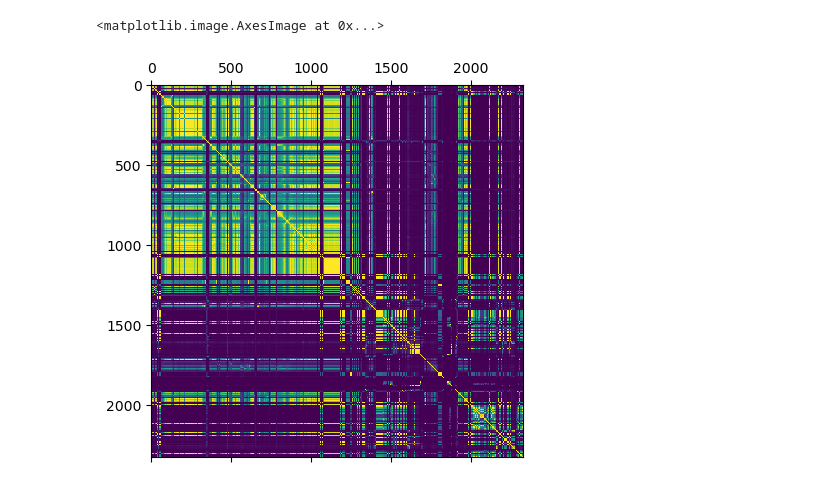
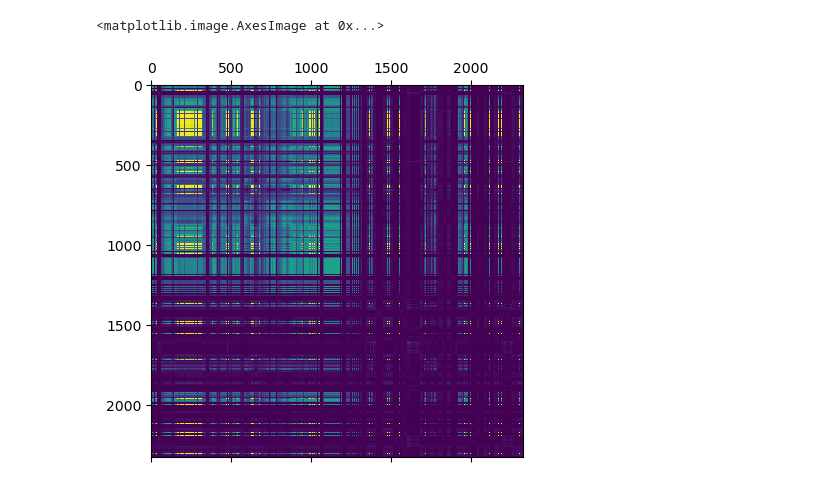
Before and after one commit to pku-liang/p2sim, a Jupyter notebook: analysis2.ipynb, the cells around one changed output. Drawn from its saved outputs; the diff is of its cells as text; code cells hidden in the pictures.

```diff
--- a/analysis2.ipynb
+++ b/analysis2.ipynb
@@ -5,19 +5,19 @@ from profdata import load_profdata
 import matplotlib.pyplot as plt
 from tqdm.auto import tqdm
 # %%
-@numba.jit(nopython=True, boundscheck=False, parallel=True)
+@numba.jit(nopython=True, boundscheck=False)
 def sim_matrix_impl(act_hash, res):
     N, K = act_hash.shape
     for i in range(N):
         for j in range(N):
-            interp = np.bitwise_count(np.bitwise_and(act_hash[i], act_hash[j])).sum()
-            un = np.bitwise_count(np.bitwise_or(act_hash[i], act_hash[j])).sum()
-            res[i, j] = interp / (un + 1)
+            A = (act_hash[i] * act_hash[j]).sum() / 256
+            B = (act_hash[i] + act_hash[j]).sum()
+            res[i, j] = 1.0 * A / (B - A + 1)
 
 def sim_matrix(act_hash):
     N, K = act_hash.shape
     act_hash = act_hash.astype(np.int32)
-    res = np.empty((N, N), dtype=np.uint32)
+    res = np.empty((N, N), dtype=np.float32)
     sim_matrix_impl(act_hash, res)
     return res
 # %%
@@ -46,5 +36,0 @@ iou = np.where(np.isnan(iou), 0, iou)
-# %%
-plt.matshow(iou, cmap='viridis', vmax=iou.max() - 1e-1)
-# %% [output]
-<matplotlib.image.AxesImage at 0x...>
-[figure, removed]
@@ -52,0 +37,6 @@ np.save('iou.npy', iou)
+# %%
+iou = sim_matrix(act_hash[:, :2048])
+plt.matshow(iou, cmap='viridis')
+# %% [output]
+<matplotlib.image.AxesImage at 0x...>
+[figure, added]
```
Also changed, not shown: parts of 7 cells of this notebook, 1 other file.
